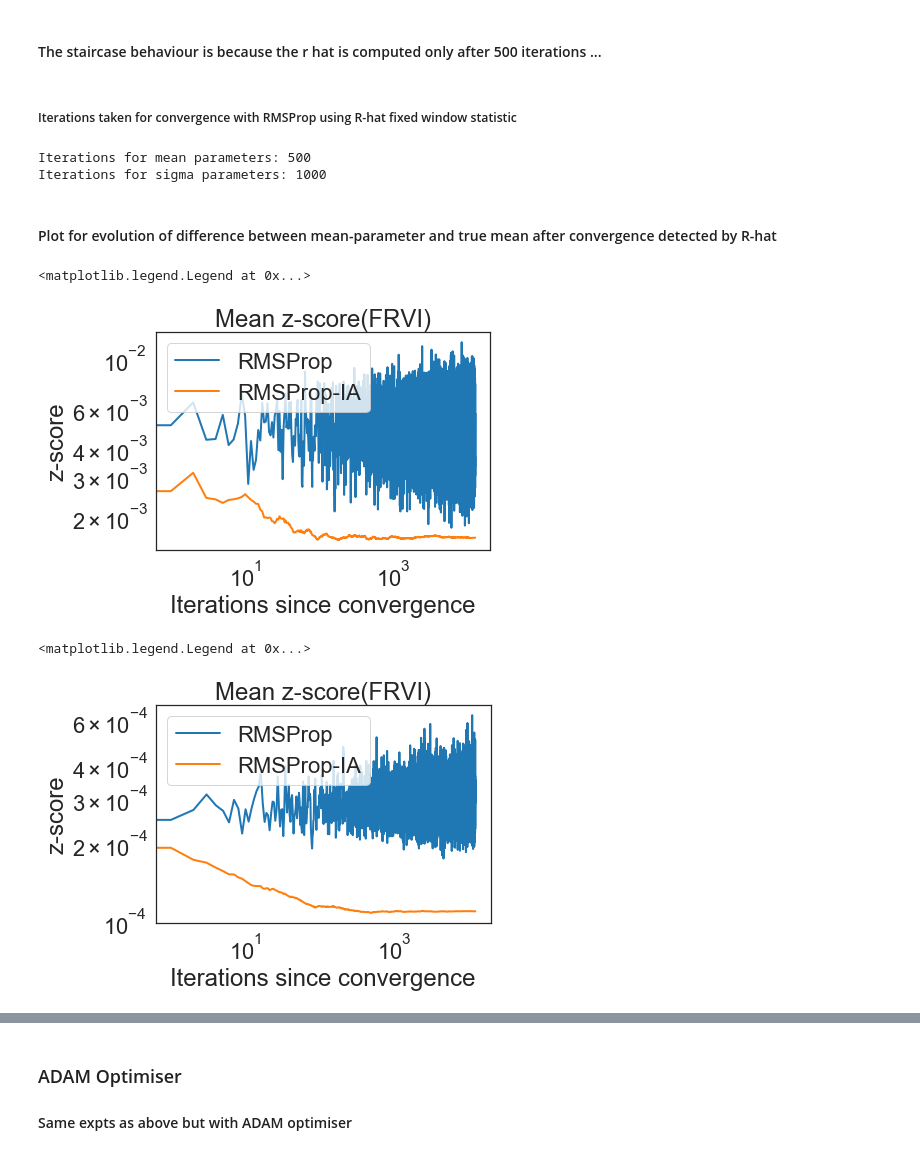
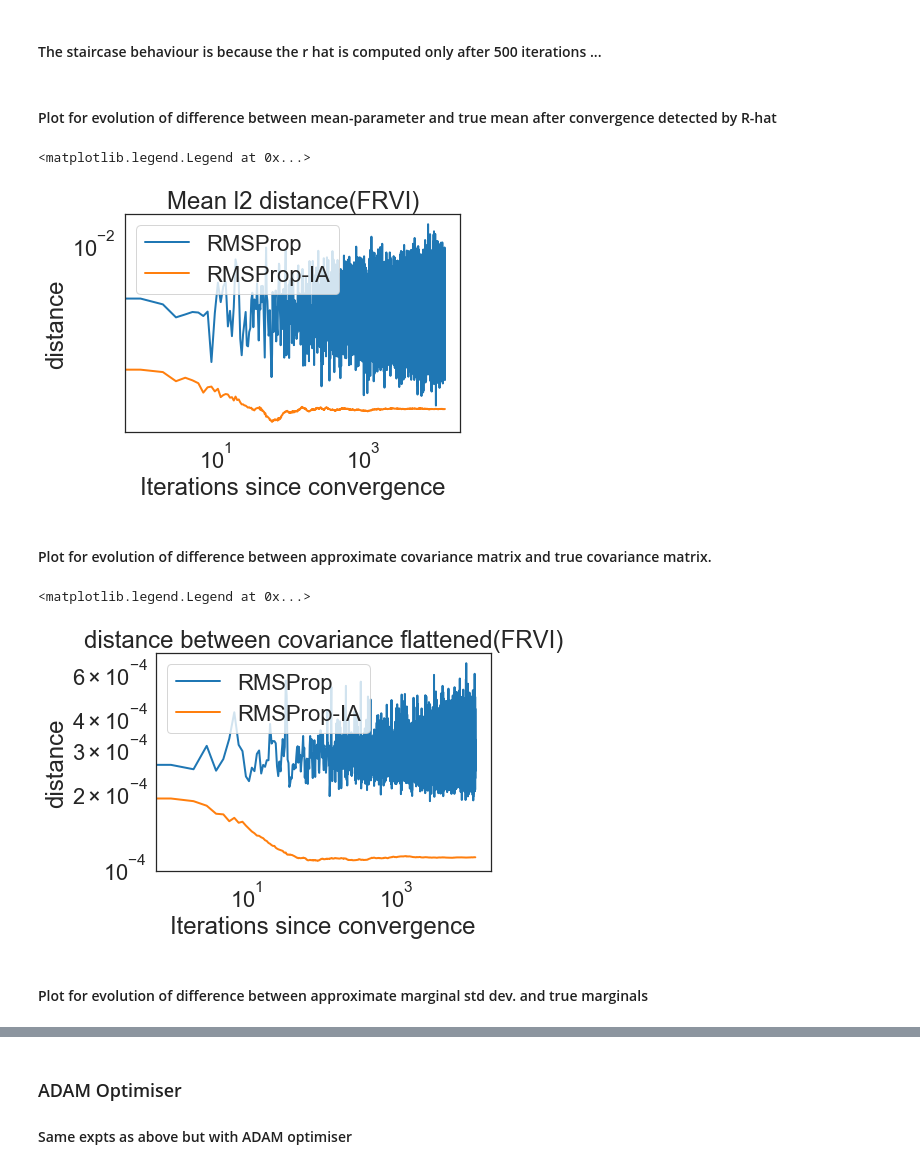
Before and after one commit to kunalghosh/viabel, a Jupyter notebook: notebooks/linear-regression-model-Iterate-Averaging-rhat-2.ipynb, the cells around one changed output, grey strips where cells are left out. Saved outputs shown, nothing was run; the diff lists cells and outputs as text; code cells hidden in the pictures.

```diff
--- a/notebooks/linear-regression-model-Iterate-Averaging-rhat-2.ipynb
+++ b/notebooks/linear-regression-model-Iterate-Averaging-rhat-2.ipynb
@@ -406,22 +419,14 @@ plt.ylim((0.8,2.1))
 # %% [markdown]
 #### The staircase behaviour is because the r hat is computed only after 500 iterations ...
-# %% [markdown]
-##### Iterations taken for convergence with RMSProp using R-hat fixed window statistic
-# %%
-print('Iterations for mean parameters:',op_log_fr_rms['start_avg_mean_iters'])
-print('Iterations for sigma parameters:',op_log_fr_rms['start_avg_sigma_iters'])
-# %% [output]
-Iterations for mean parameters: 500
-Iterations for sigma parameters: 1000
 # %% [markdown]
 #### Plot for evolution of difference between mean-parameter  and true mean after convergence detected by R-hat
 # %%
 plt.loglog(np.mean(np.sqrt(np.square(mean_iters_fr_rms[op_log_fr_rms['start_avg_mean_iters']:] - true_mean)), axis=1), label='RMSProp')
 plt.loglog(np.mean(np.sqrt(np.square(avg_klvi_fr_mean_list_rms[0] - true_mean)), axis=1), label='RMSProp-IA')
 plt.xlabel('Iterations since convergence')
-plt.ylabel('z-score')
+plt.ylabel('distance')
 plt.title('Mean l2 distance(FRVI)')
 plt.legend()
 # %% [output]
 <matplotlib.legend.Legend at 0x...>
-[figure, old version]
+[figure, new version]
@@ -430,10 +433,14 @@ plt.legend()
+# %% [markdown]
+#### Plot for evolution of difference between approximate covariance matrix and true covariance matrix.
 # %%
 plt.loglog(np.mean(np.sqrt(np.square(cov_iters_fr_rms_flat[op_log_fr_rms['start_avg_sigma_iters']:] - true_cov.flatten())), axis=1), label='RMSProp')
 plt.loglog(np.mean(np.sqrt(np.square(cov_iters_fr_rms_ia_flat - true_cov.flatten())), axis=1), label='RMSProp-IA')
 plt.xlabel('Iterations since convergence')
-plt.ylabel('z-score')
-plt.title('Mean z-score(FRVI)')
+plt.ylabel('distance')
+plt.title('distance between covariance flattened(FRVI)')
 plt.legend()
 # %% [output]
 <matplotlib.legend.Legend at 0x...>
-[figure, old version]
+[figure, new version]
+# %% [markdown]
+#### Plot for evolution of difference between approximate marginal std dev.  and true marginals
```
Also changed, not shown: parts of 58 cells of this notebook.
